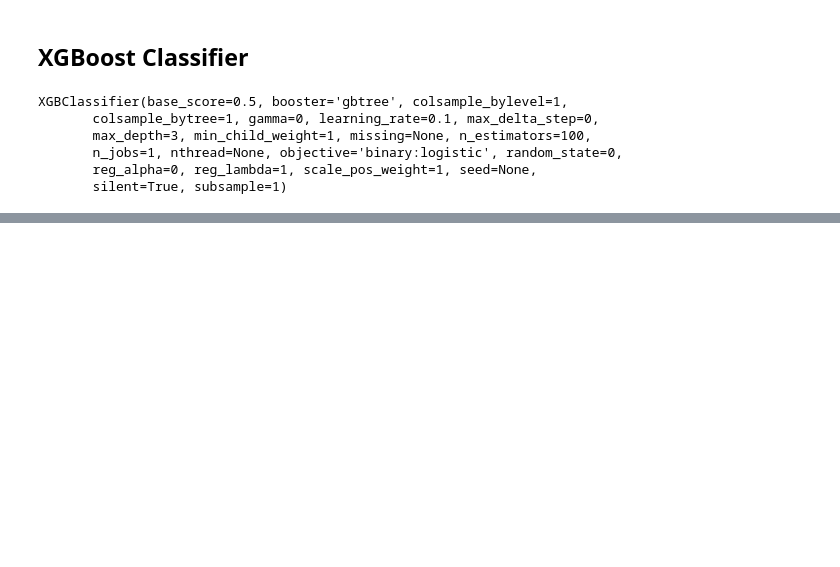
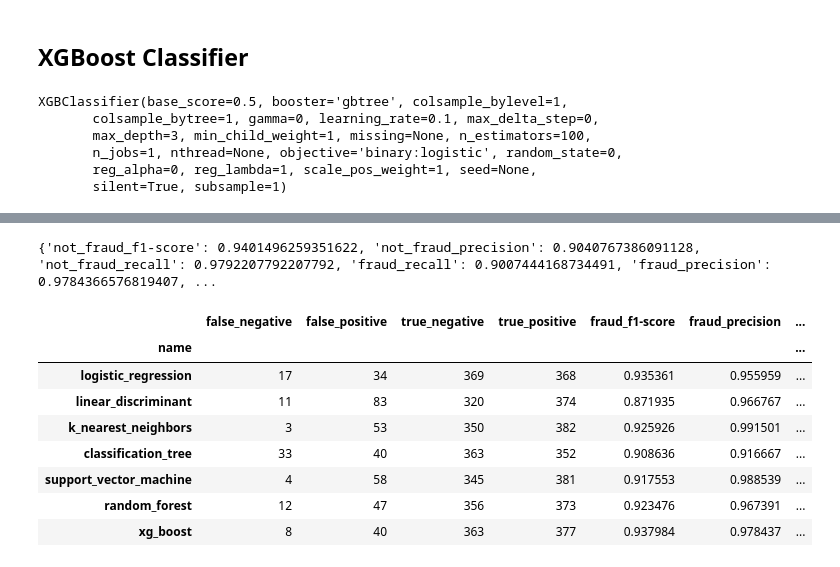
Before and after one commit to naveedn/fraud-detection-project, a Jupyter notebook: fraud_detect_baseline.ipynb, the cells around one changed output, grey strips where cells are left out. Drawn from its saved outputs; the diff is of its cells as text; code cells hidden in the pictures; blank space fills up the shorter version.

```diff
--- a/fraud_detect_baseline.ipynb
+++ b/fraud_detect_baseline.ipynb
@@ -379,0 +620,3 @@ Accuracy of XGBoost Classifier on test set: 0.93
+# %%
+cfmx = confusion_matrix(y_test, y_pred)
+print(cfmx)
@@ -379,0 +637,3 @@ Accuracy of XGBoost Classifier on test set: 0.93
+# %%
+report = classification_report(y_test, y_pred, target_names=['not_fraud', 'fraud'], output_dict=True)
+print(classification_report(y_test, y_pred,  target_names=['not_fraud', 'fraud']))
@@ -379,0 +649,21 @@ Accuracy of XGBoost Classifier on test set: 0.93
+# %%
+def flatten(report):
+    final_dict = {}
+    for k, v in report.items():
+        for k2, v2 in v.items():
+            if k2 in ['precision', 'recall', 'f1-score'] and k in ['not_fraud', 'fraud']:
+                final_dict[k + '_' +k2] =  v2
+
+    return final_dict
+
+print flatten(report)
+
+data =dict({
+        'name': 'xg_boost',
+        'true_positive': cfmx[0,0],
+        'false_negative': cfmx[0,1],
+        'false_positive': cfmx[1,0],
+        'true_negative': cfmx[1,1],
+    }, **flatten(report))
+# %% [output]
+{'not_fraud_f1-score': 0.9401496259351622, 'not_fraud_precision': 0.9040767386091128, 'not_fraud_recall': 0.9792207792207792, 'fraud_recall': 0.9007444168734491, 'fraud_precision': 0.9784366576819407, ...
@@ -379,0 +672,12 @@ Accuracy of XGBoost Classifier on test set: 0.93
+# %%
+results.set_index('name', inplace=False)[['false_negative', 'false_positive', 'true_negative', 'true_positive', 'fraud_f1-score', 'fraud_precision', 'fraud_recall', 'not_fraud_f1-score', 'not_fraud_precision', 'not_fraud_recall']]
+# %% [output]
+|  | false_negative | false_positive | true_negative | true_positive | fraud_f1-score | fraud_precision | ... |
+| name |  |  |  |  |  |  | ... |
+| logistic_regression | 17 | 34 | 369 | 368 | 0.935361 | 0.955959 | ... |
+| linear_discriminant | 11 | 83 | 320 | 374 | 0.871935 | 0.966767 | ... |
+| k_nearest_neighbors | 3 | 53 | 350 | 382 | 0.925926 | 0.991501 | ... |
+| classification_tree | 33 | 40 | 363 | 352 | 0.908636 | 0.916667 | ... |
+| support_vector_machine | 4 | 58 | 345 | 381 | 0.917553 | 0.988539 | ... |
+| random_forest | 12 | 47 | 356 | 373 | 0.923476 | 0.967391 | ... |
+| xg_boost | 8 | 40 | 363 | 377 | 0.937984 | 0.978437 | ... |
```
Also changed, not shown: parts of 51 cells of this notebook.
